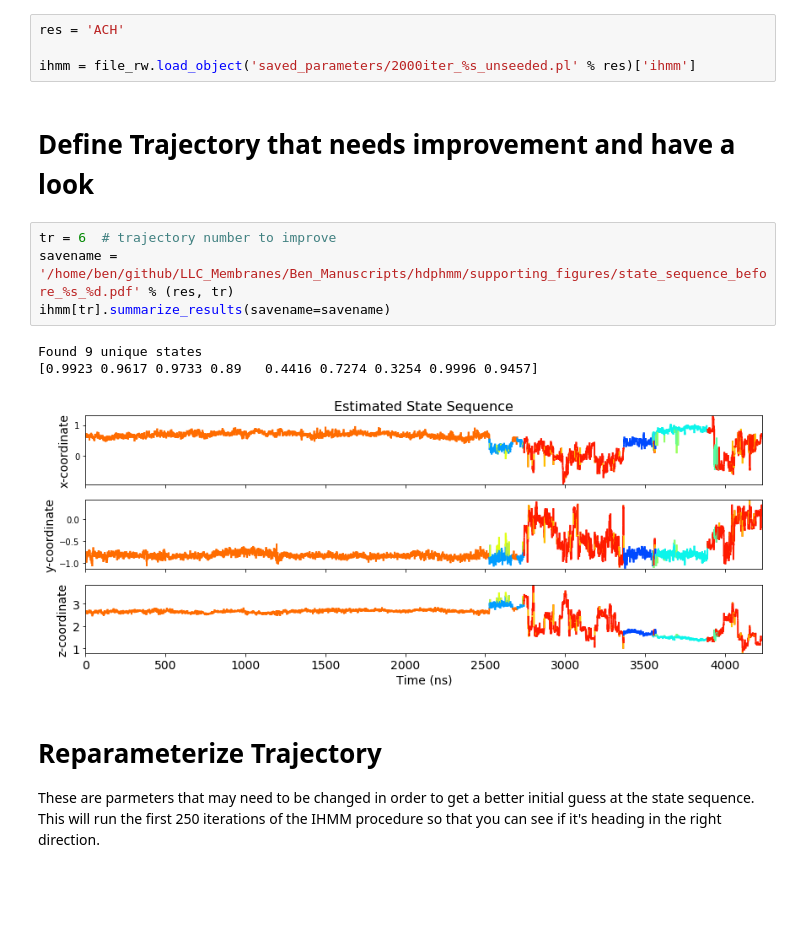
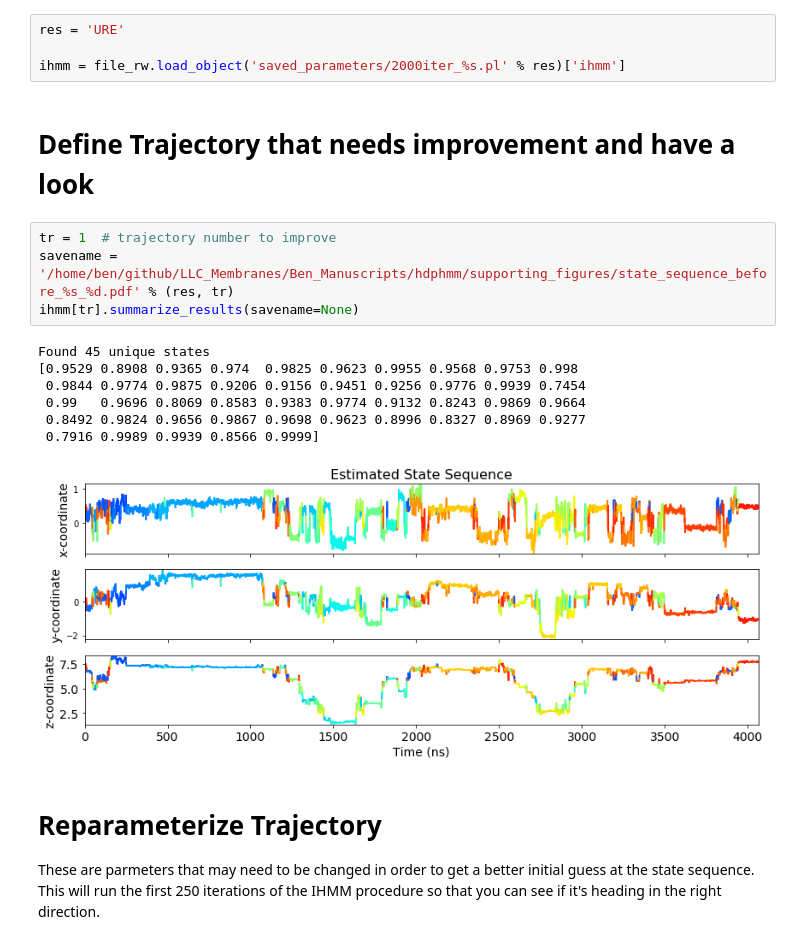
Before and after one commit to bencoscia/hdphmm, a Jupyter notebook: notebooks/refinement.ipynb, the cells around one changed output. Drawn from its saved outputs; the diff is of its cells as text; blank space fills up the shorter version.

```diff
--- a/notebooks/refinement.ipynb
+++ b/notebooks/refinement.ipynb
@@ -11,19 +12,23 @@ def plot_msd(hmm, ntrajper, res, traj_no, savename=None):
 # %% [markdown]
 # Load Original IHMM File
 # %%
-res = 'ACH'
+res = 'URE'
 
-ihmm = file_rw.load_object('saved_parameters/2000iter_%s_unseeded.pl' % res)['ihmm']
+ihmm = file_rw.load_object('saved_parameters/2000iter_%s.pl' % res)['ihmm']
 # %% [markdown]
 # Define Trajectory that needs improvement and have a look
 # %%
-tr = 6  # trajectory number to improve
+tr = 1  # trajectory number to improve
 savename = '/home/ben/github/LLC_Membranes/Ben_Manuscripts/hdphmm/supporting_figures/state_sequence_before_%s_%d.pdf' % (res, tr)
-ihmm[tr].summarize_results(savename=savename)
+ihmm[tr].summarize_results(savename=None)
 # %% [output]
-Found 9 unique states
-[0.9923 0.9617 0.9733 0.89   0.4416 0.7274 0.3254 0.9996 0.9457]
+Found 45 unique states
+[0.9529 0.8908 0.9365 0.974  0.9825 0.9623 0.9955 0.9568 0.9753 0.998
+ 0.9844 0.9774 0.9875 0.9206 0.9156 0.9451 0.9256 0.9776 0.9939 0.7454
+ 0.99   0.9696 0.8069 0.8583 0.9383 0.9774 0.9132 0.8243 0.9869 0.9664
+ 0.8492 0.9824 0.9656 0.9867 0.9698 0.9623 0.8996 0.8327 0.8969 0.9277
+ 0.7916 0.9989 0.9939 0.8566 0.9999]
-[figure, old version]
+[figure, new version]
 # %% [markdown]
 # Reparameterize Trajectory
 
```
Also changed, not shown: parts of 8 cells of this notebook, 3 other files.
